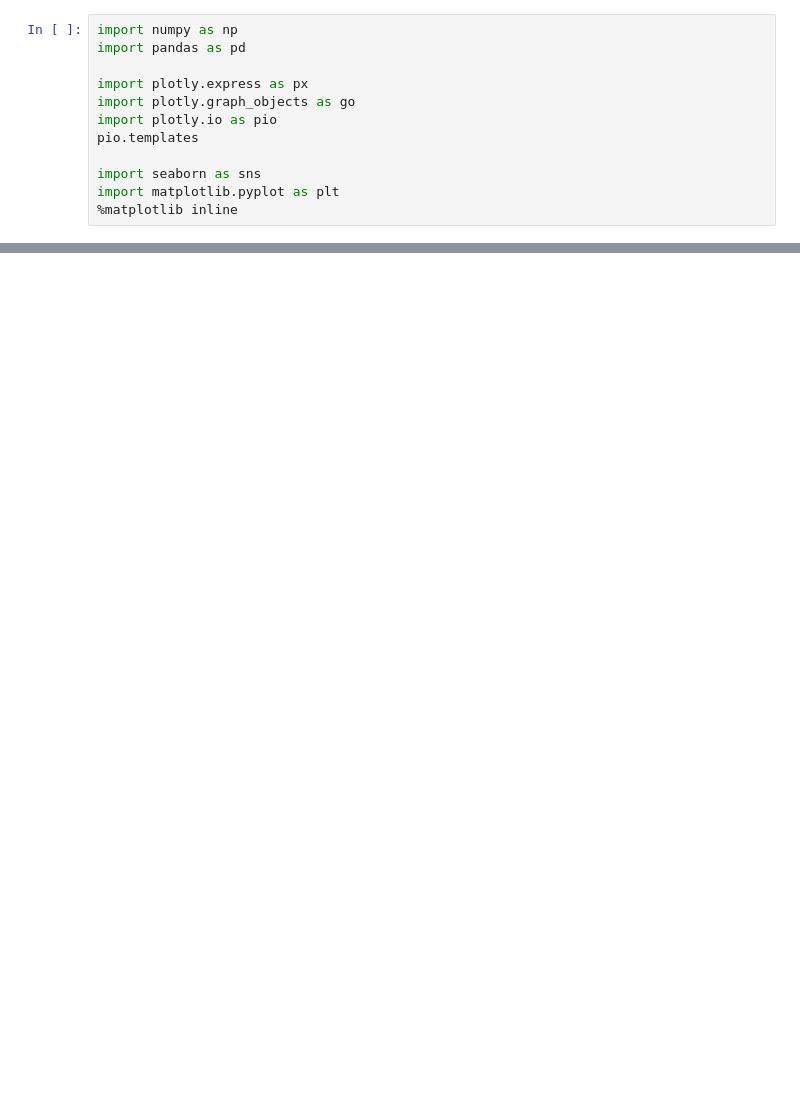
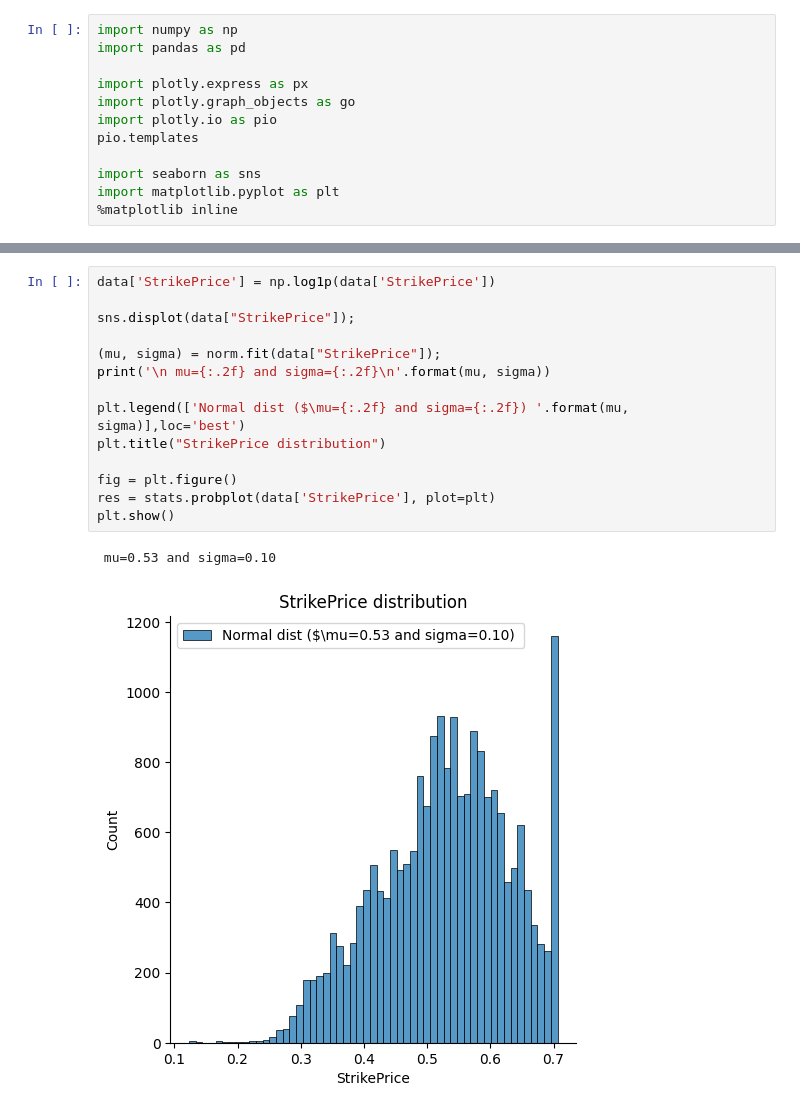
Before and after one commit to amaboh/houseprice-prediction-, a Jupyter notebook: HousePricePredictor.ipynb, the cells around one changed output, grey strips where cells are left out. Drawn from its saved outputs; the diff is of its cells as text; blank space fills up the shorter version.

```diff
--- a/HousePricePredictor.ipynb
+++ b/HousePricePredictor.ipynb
@@ -33,0 +148,17 @@ data.head()
+# %%
+data['StrikePrice'] = np.log1p(data['StrikePrice'])
+
+sns.displot(data["StrikePrice"]);
+
+(mu, sigma) = norm.fit(data["StrikePrice"]);
+print('\n mu={:.2f} and sigma={:.2f}\n'.format(mu, sigma))
+
+plt.legend(['Normal dist ($\mu={:.2f} and sigma={:.2f}) '.format(mu, sigma)],loc='best')
+plt.title("StrikePrice distribution")
+
+fig = plt.figure()
+res = stats.probplot(data['StrikePrice'], plot=plt)
+plt.show()
+# %% [output]
+ mu=0.53 and sigma=0.10
+[figure, added]
```
Also changed, not shown: parts of 14 cells of this notebook.
